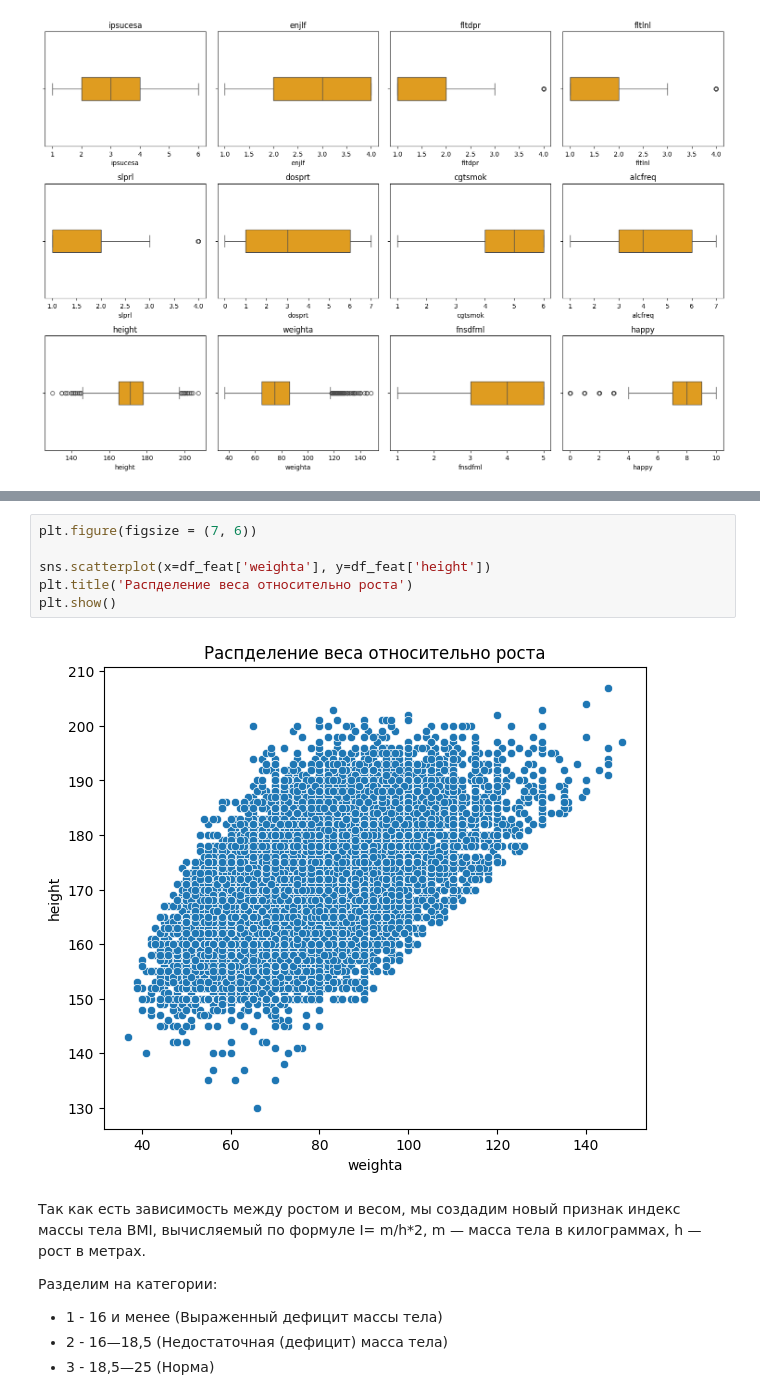
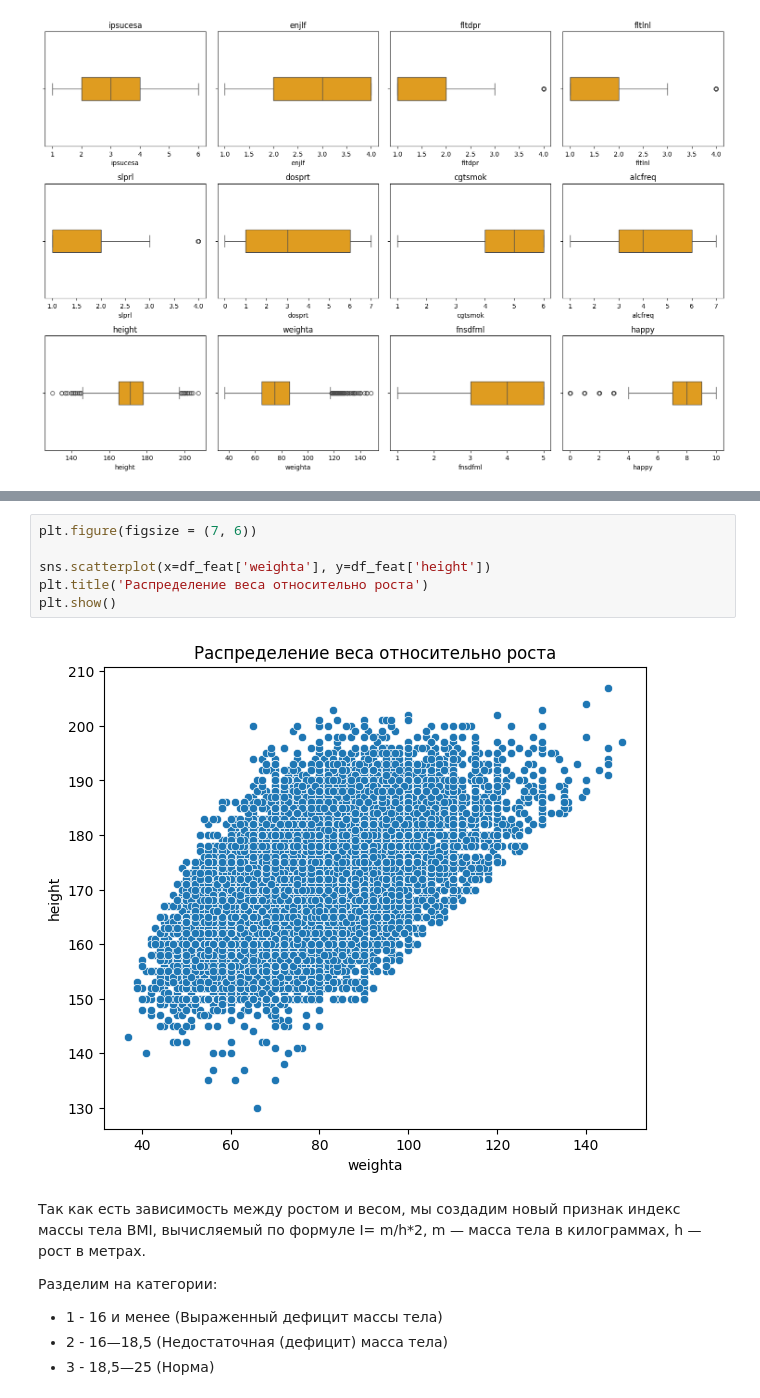
Before and after one commit to AnnaNebuko/ABD-PRJ-25-2team-HAPPINESS, a Jupyter notebook: project.ipynb, the cells around one changed output, grey strips where cells are left out. Drawn from its saved outputs; the diff is of its cells as text.

```diff
--- a/project.ipynb
+++ b/project.ipynb
@@ -299,11 +372,11 @@ plt.show()
 # %%
 plt.figure(figsize = (7, 6))
 
 sns.scatterplot(x=df_feat['weighta'], y=df_feat['height'])
-plt.title('Распделение веса относительно роста')
+plt.title('Распределение веса относительно роста')
 plt.show()
 # %% [output]
-[figure, old version]
+[figure, new version]
 # %% [markdown]
 Так как есть зависимость между ростом и весом, мы создадим новый признак индекс массы тела BMI, вычисляемый по формуле I= m/h*2,  m — масса тела в килограммах, h — рост в метрах.
 
```
Also changed, not shown: parts of 14 cells of this notebook.
